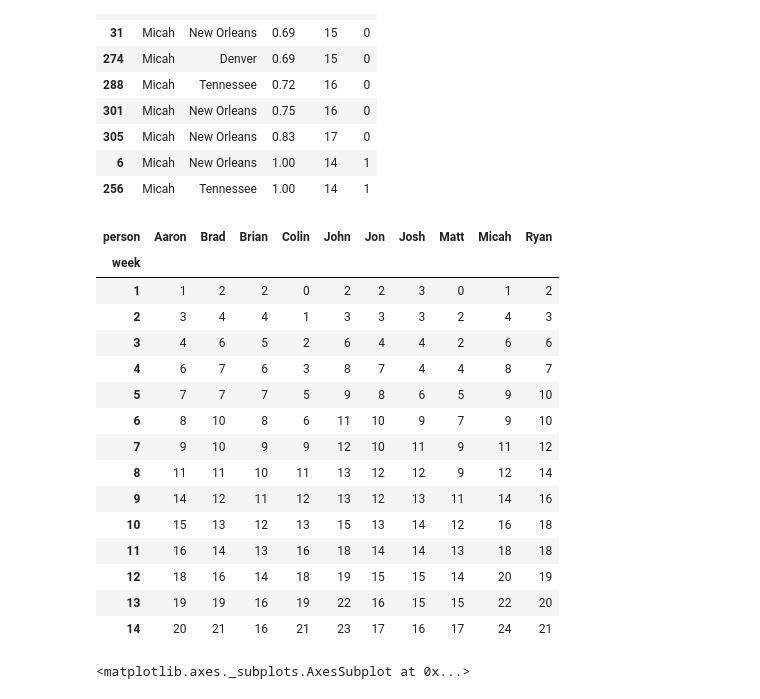
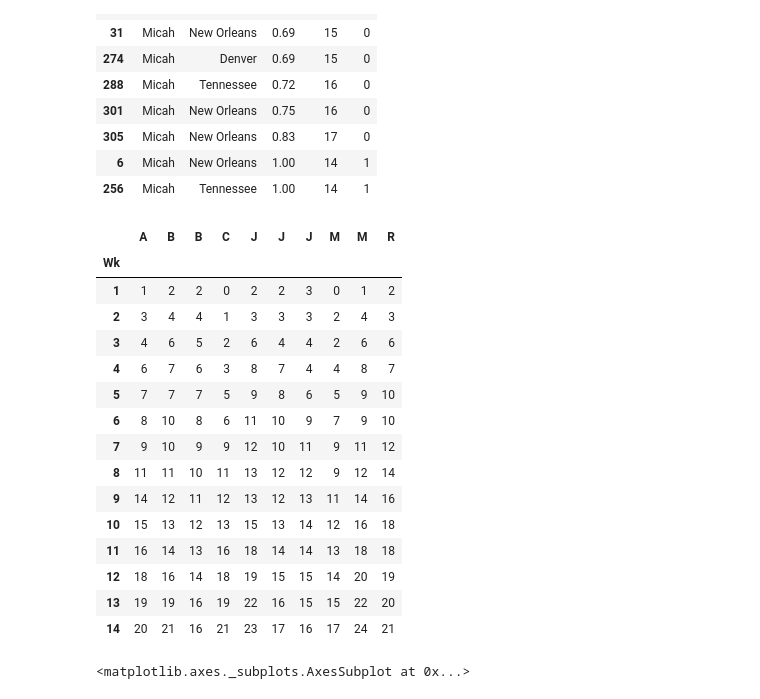
Before and after one commit to rytido/justfun, a Jupyter notebook: WinsPool.ipynb, the cells around one changed output. Saved outputs shown, nothing was run; the diff lists cells and outputs as text; code cells hidden in the pictures.

```diff
--- a/WinsPool.ipynb
+++ b/WinsPool.ipynb
@@ -332,12 +340,14 @@ df_union[(df_union.person=='Micah') & (df_union.week>13)].sort_values('prob')
 | 256 | Micah | Tennessee | 1.00 | 14 | 1 |
 # %%
 # scores by week
-df_totals = df_union[(df_union.prob==0) | (df_union.prob==1)].groupby(['week', 'person']).sum().reset_index()
-df_cumul = df_totals.pivot(index='week', columns='person', values='prob')[persons].cumsum()
+finished = (df_union.prob==0) | (df_union.prob==1)
+df_totals = df_union[finished].rename(index=str, columns={'week':'Wk'}).groupby(['Wk', 'person']).sum().reset_index()
+df_cumul = df_totals.pivot(index='Wk', columns='person', values='prob')[persons].cumsum()
+df_cumul.columns = [c[0] for c in df_cumul.columns]
 df_cumul.round().astype(int)
 # %% [output]
-| person | Aaron | Brad | Brian | Colin | John | Jon | Josh | Matt | Micah | Ryan |
-| week |  |  |  |  |  |  |  |  |  |  |
+|  | A | B | B | C | J | J | J | M | M | R |
+| Wk |  |  |  |  |  |  |  |  |  |  |
 | 1 | 1 | 2 | 2 | 0 | 2 | 2 | 3 | 0 | 1 | 2 |
 | 2 | 3 | 4 | 4 | 1 | 3 | 3 | 3 | 2 | 4 | 3 |
 | 3 | 4 | 6 | 5 | 2 | 6 | 4 | 4 | 2 | 6 | 6 |
```
Also changed, not shown: parts of 6 cells of this notebook.
